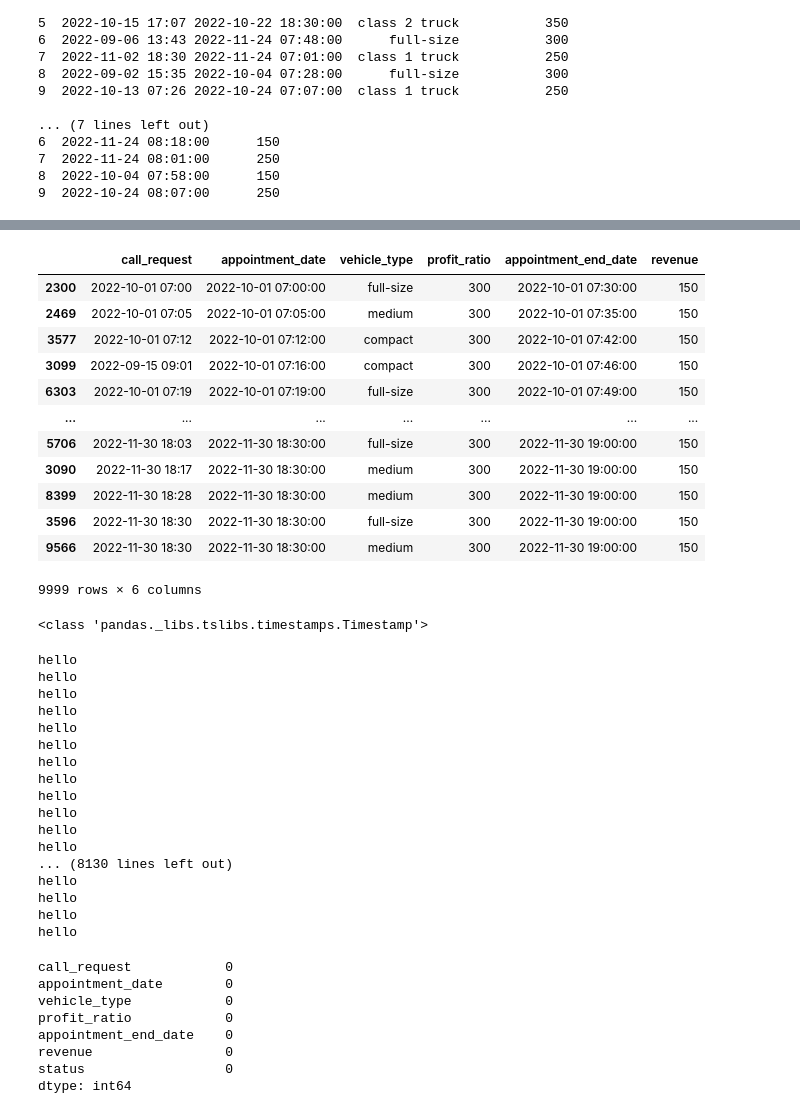
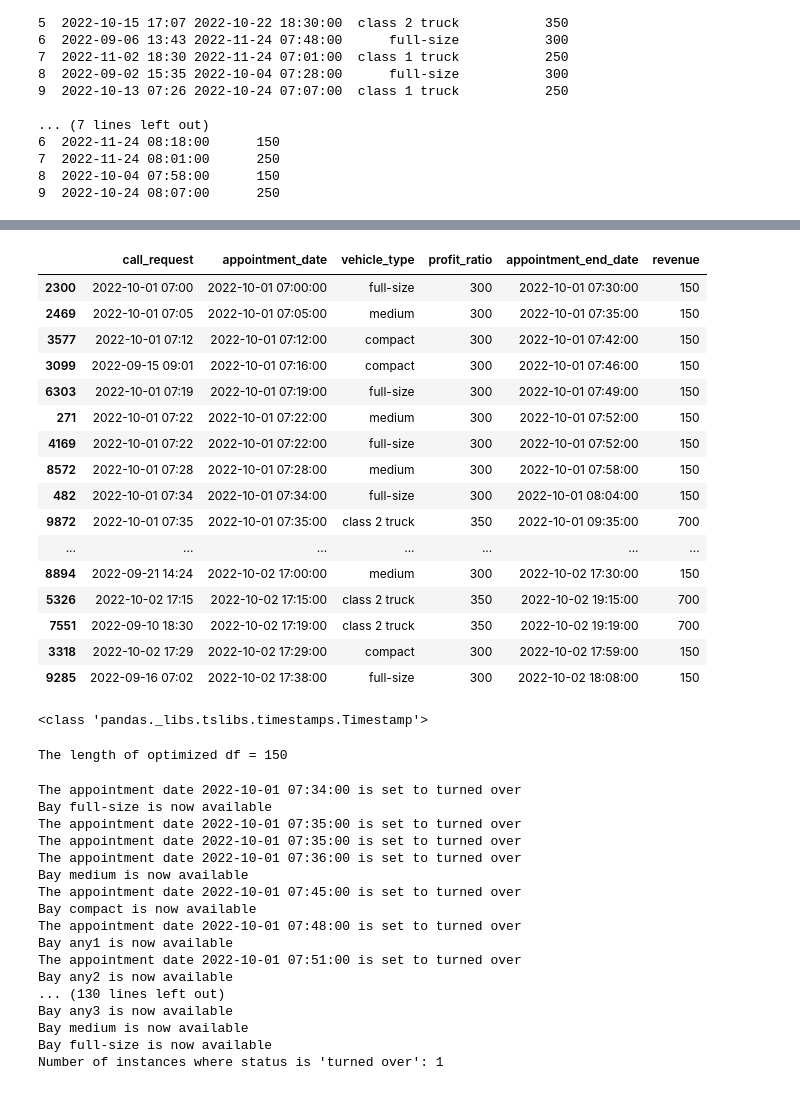
Before and after one commit to Luo-Kevin/conUHacks8, a Jupyter notebook: backend/SAP.ipynb, the cells around one changed output, grey strips where cells are left out. Saved outputs shown, nothing was run; the diff lists cells and outputs as text; code cells hidden in the pictures.

Commit message:
fixed turn over error

```diff
--- a/backend/SAP.ipynb
+++ b/backend/SAP.ipynb
@@ -163,21 +162,26 @@ df_sorted.head(100)
 # %%
 #Creation of a truncated version of the dataframe, with less data, for testing purposes
 df_trunk = df_sorted.copy()
+df_trunk = df_trunk.head(150)
 df_trunk
 # %% [output]
 |  | call_request | appointment_date | vehicle_type | profit_ratio | appointment_end_date | revenue |
 | 2300 | 2022-10-01 07:00 | 2022-10-01 07:00:00 | full-size | 300 | 2022-10-01 07:30:00 | 150 |
 | 2469 | 2022-10-01 07:05 | 2022-10-01 07:05:00 | medium | 300 | 2022-10-01 07:35:00 | 150 |
 | 3577 | 2022-10-01 07:12 | 2022-10-01 07:12:00 | compact | 300 | 2022-10-01 07:42:00 | 150 |
 | 3099 | 2022-09-15 09:01 | 2022-10-01 07:16:00 | compact | 300 | 2022-10-01 07:46:00 | 150 |
 | 6303 | 2022-10-01 07:19 | 2022-10-01 07:19:00 | full-size | 300 | 2022-10-01 07:49:00 | 150 |
+| 271 | 2022-10-01 07:22 | 2022-10-01 07:22:00 | medium | 300 | 2022-10-01 07:52:00 | 150 |
+| 4169 | 2022-10-01 07:22 | 2022-10-01 07:22:00 | full-size | 300 | 2022-10-01 07:52:00 | 150 |
+| 8572 | 2022-10-01 07:28 | 2022-10-01 07:28:00 | medium | 300 | 2022-10-01 07:58:00 | 150 |
+| 482 | 2022-10-01 07:34 | 2022-10-01 07:34:00 | full-size | 300 | 2022-10-01 08:04:00 | 150 |
+| 9872 | 2022-10-01 07:35 | 2022-10-01 07:35:00 | class 2 truck | 350 | 2022-10-01 09:35:00 | 700 |
 | ... | ... | ... | ... | ... | ... | ... |
-| 5706 | 2022-11-30 18:03 | 2022-11-30 18:30:00 | full-size | 300 | 2022-11-30 19:00:00 | 150 |
-| 3090 | 2022-11-30 18:17 | 2022-11-30 18:30:00 | medium | 300 | 2022-11-30 19:00:00 | 150 |
-| 8399 | 2022-11-30 18:28 | 2022-11-30 18:30:00 | medium | 300 | 2022-11-30 19:00:00 | 150 |
-| 3596 | 2022-11-30 18:30 | 2022-11-30 18:30:00 | full-size | 300 | 2022-11-30 19:00:00 | 150 |
-| 9566 | 2022-11-30 18:30 | 2022-11-30 18:30:00 | medium | 300 | 2022-11-30 19:00:00 | 150 |
+| 8894 | 2022-09-21 14:24 | 2022-10-02 17:00:00 | medium | 300 | 2022-10-02 17:30:00 | 150 |
+| 5326 | 2022-10-02 17:15 | 2022-10-02 17:15:00 | class 2 truck | 350 | 2022-10-02 19:15:00 | 700 |
+| 7551 | 2022-09-10 18:30 | 2022-10-02 17:19:00 | class 2 truck | 350 | 2022-10-02 19:19:00 | 700 |
+| 3318 | 2022-10-02 17:29 | 2022-10-02 17:29:00 | compact | 300 | 2022-10-02 17:59:00 | 150 |
+| 9285 | 2022-09-16 07:02 | 2022-10-02 17:38:00 | full-size | 300 | 2022-10-02 18:08:00 | 150 |
-9999 rows × 6 columns
 # %%
 row = df.iloc[0]
 print(type(row["appointment_date"]))
@@ -190,7 +194,7 @@ print(type(row["appointment_date"]))
 
 #MODIFY THE DF_TRUNK WITH DF AFTER TO DO TEST OVER 10000 RECORDS INSTEAD OF ONLY 300
 optimized_df = df_trunk.copy()
-
+print(f"The length of optimized df = {len(optimized_df)}")
 #Initialize the service bay availability dictionary
 service_bays_status = {
     "compact": "",
@@ -207,8 +211,13 @@ service_bays_status = {
 
 #Function to check if the end time of the appointment is over 7pm, if it is, we set the attribute of status
 #in the optimized dataframe to "turned over"
-def discard_booking_over_7pm(df):
-    optimized_df.loc[df['appointment_end_date'].dt.hour >= 19, 'status'] = 'turned over'
+def discard_booking_over_7pm(df, optimized_df):
+    # Create a mask based on the condition that 'appointment_date' and 'call_request' should match
+    mask = (optimized_df['appointment_date'] == df['appointment_date']) & (optimized_df['call_request'] == df['call_request'])
+
+    # Update the 'status' column in the DataFrame where the condition is met
+    optimized_df.loc[mask & (df['appointment_end_date'].dt.hour > 19), 'status'] = 'turned over'
+
     return optimized_df
 
 
@@ -232,6 +241,8 @@ def check_bay_status(current_time):
 def get_total_earned_revenue(df):
 
   return
+# %% [output]
+The length of optimized df = 150
 # %%
 #Algo
 def schedule_car_repairs(df):
@@ -267,7 +278,7 @@ def schedule_car_repairs(df):
 
 
 #Discard the booking after 7pm, they are lost anyways
-optimized_df = discard_booking_over_7pm(df_trunk)
+optimized_df = discard_booking_over_7pm(df_trunk, optimized_df)
 
 # print(a[a['status'] == 'turned over'].count())
 
@@ -281,7 +292,8 @@ optimized_df = schedule_car_repairs(optimized_df)
 
 # print("Optimized Dataframe")
 #count turned over data
-optimized_df[optimized_df['status'] == 'turned over'].count()
+count_turned_over = optimized_df['status'].eq('turned over').sum()
+print(f"Number of instances where status is 'turned over': {count_turned_over}")
 # print(opt[opt['status'] == 'turned over'].count())
 
 # print(optimized_df)
@@ -291,28 +303,20 @@ optimized_df[optimized_df['status'] == 'turned over'].count()
 # optimized_df.head(15)
 # print(service_bays_status)
 # %% [output]
-hello
-hello
-hello
-hello
-hello
-hello
-hello
-hello
-hello
-hello
-hello
-hello
-... (8130 lines left out)
-hello
-hello
-hello
-hello
+The appointment date 2022-10-01 07:34:00 is set to turned over
+Bay full-size is now available
+The appointment date 2022-10-01 07:35:00 is set to turned over
+The appointment date 2022-10-01 07:35:00 is set to turned over
+The appointment date 2022-10-01 07:36:00 is set to turned over
+Bay medium is now available
+The appointment date 2022-10-01 07:45:00 is set to turned over
+Bay compact is now available
+The appointment date 2022-10-01 07:48:00 is set to turned over
+Bay any1 is now available
+The appointment date 2022-10-01 07:51:00 is set to turned over
+Bay any2 is now available
+... (130 lines left out)
+Bay any3 is now available
+Bay medium is now available
+Bay full-size is now available
+Number of instances where status is 'turned over': 1
-call_request            0
-appointment_date        0
-vehicle_type            0
-profit_ratio            0
-appointment_end_date    0
-revenue                 0
-status                  0
-dtype: int64
```
Also changed, not shown: parts of 4 cells of this notebook.
